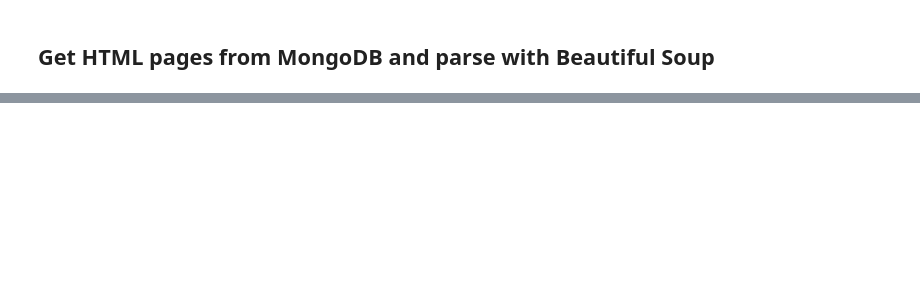
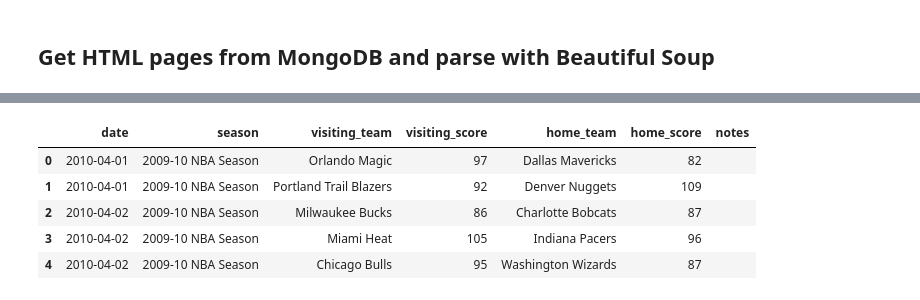
Before and after one commit to wjlau/Capstone1-Proposal, a Jupyter notebook: Basketball_Dataset.ipynb, the cells around one changed output, grey strips where cells are left out. Saved outputs shown, nothing was run; the diff lists cells and outputs as text; code cells hidden in the pictures; blank space fills up the shorter version.

```diff
--- a/Basketball_Dataset.ipynb
+++ b/Basketball_Dataset.ipynb
@@ -89,0 +93,9 @@ parse_to_df(actual_links, 2010, 2019)
+# %%
+df.head()
+# %% [output]
+|  | date | season | visiting_team | visiting_score | home_team | home_score | notes |
+| 0 | 2010-04-01 | 2009-10 NBA Season | Orlando Magic | 97 | Dallas Mavericks | 82 |  |
+| 1 | 2010-04-01 | 2009-10 NBA Season | Portland Trail Blazers | 92 | Denver Nuggets | 109 |  |
+| 2 | 2010-04-02 | 2009-10 NBA Season | Milwaukee Bucks | 86 | Charlotte Bobcats | 87 |  |
+| 3 | 2010-04-02 | 2009-10 NBA Season | Miami Heat | 105 | Indiana Pacers | 96 |  |
+| 4 | 2010-04-02 | 2009-10 NBA Season | Chicago Bulls | 95 | Washington Wizards | 87 |  |
```
Also changed, not shown: parts of 12 cells of this notebook.
